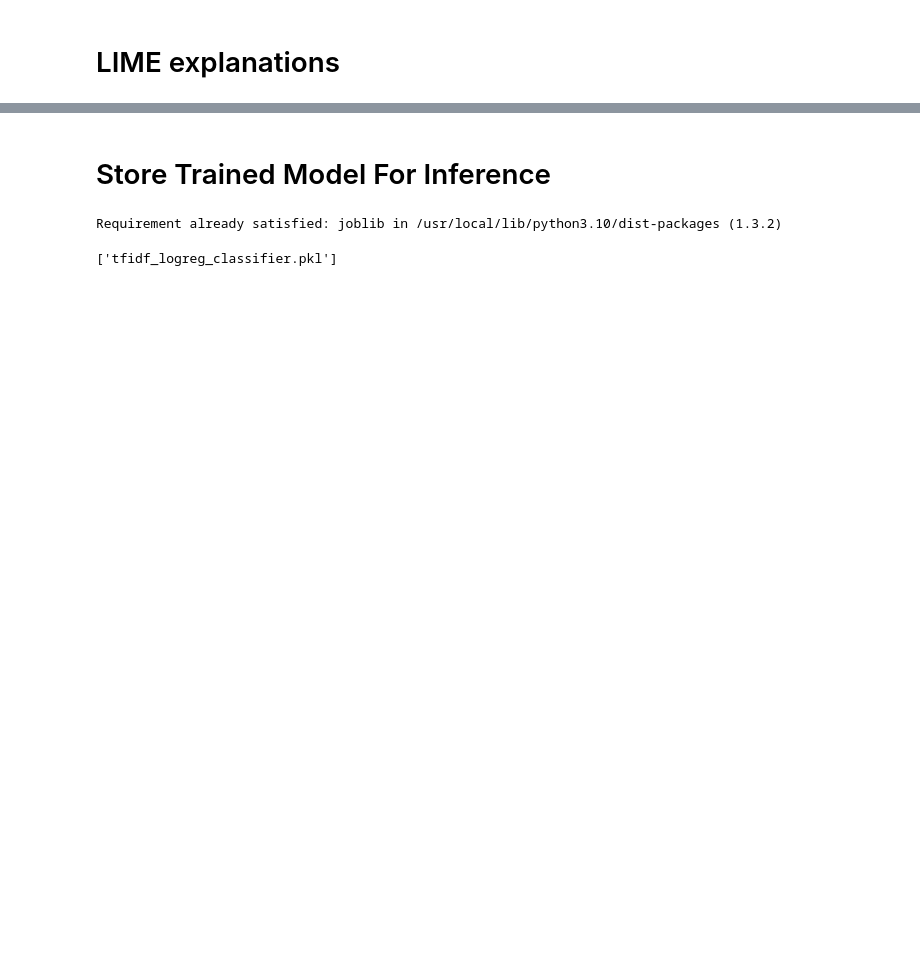
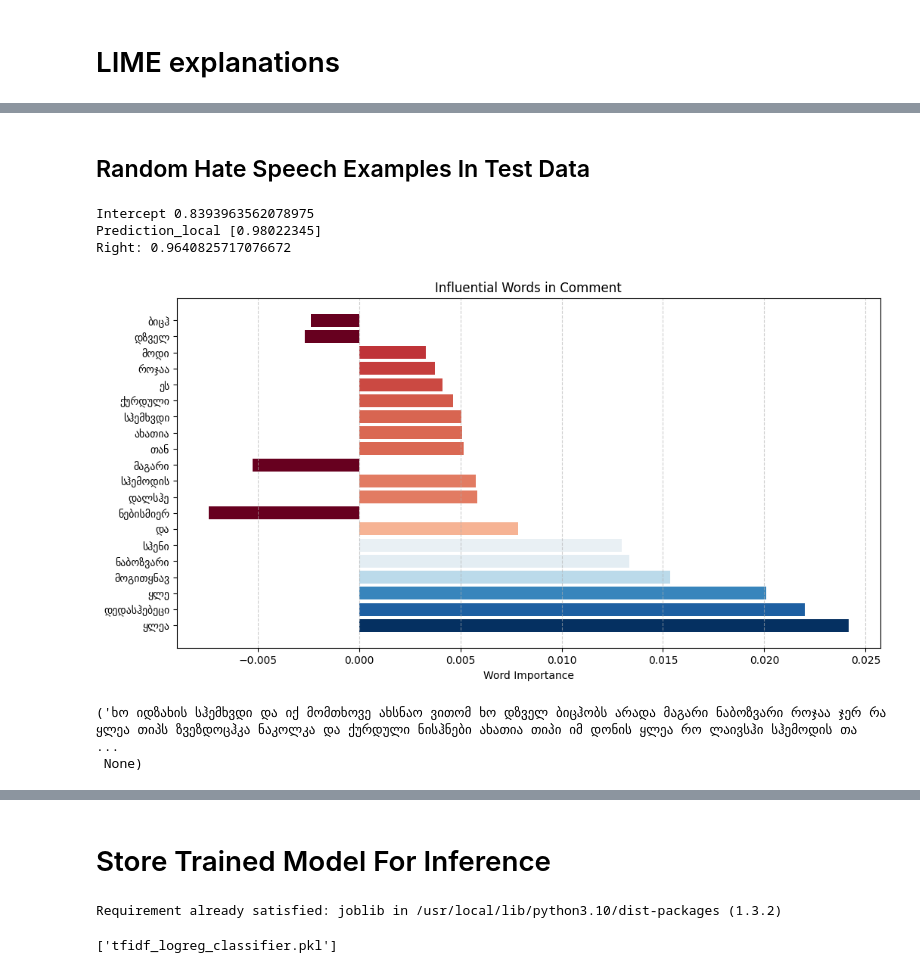
Before and after one commit to RevazRevazashvili/geo-hate-speech-analysis, a Jupyter notebook: notebooks/tfidf_logreg_classifier_with_lime_explanations.ipynb, the cells around one changed output, grey strips where cells are left out. Cells and saved outputs as stored; diff of their text form; code cells hidden in the pictures; blank space fills up the shorter version.

```diff
--- a/notebooks/tfidf_logreg_classifier_with_lime_explanations.ipynb
+++ b/notebooks/tfidf_logreg_classifier_with_lime_explanations.ipynb
@@ -322,0 +432,11 @@ Right: 0.6179213167138281
+# %% [markdown]
+## Random Hate Speech Examples In Test Data
+# %%
+test_inference_results_df.iloc[1]['text'], generate_visual_explanation(test_inference_results_df.iloc[1]['text'], pipeline, 20)
+# %% [output]
+Intercept 0.8393963562078975
+Prediction_local [0.98022345]
+Right: 0.9640825717076672
+[figure, added]
+('ხო იდზახის სჰემხვდი და იქ მომთხოვე ახსნაო ვითომ ხო დზველ ბიცჰობს არადა მაგარი ნაბოზვარი როჯაა ჯერ რა ყლეა თიპს ზვეზდოცჰკა ნაკოლკა და ქურდული ნისჰნები ახათია თიპი იმ დონის ყლეა რო ლაივსჰი სჰემოდის თა ...
+ None)
```
Also changed, not shown: parts of 44 cells of this notebook.
